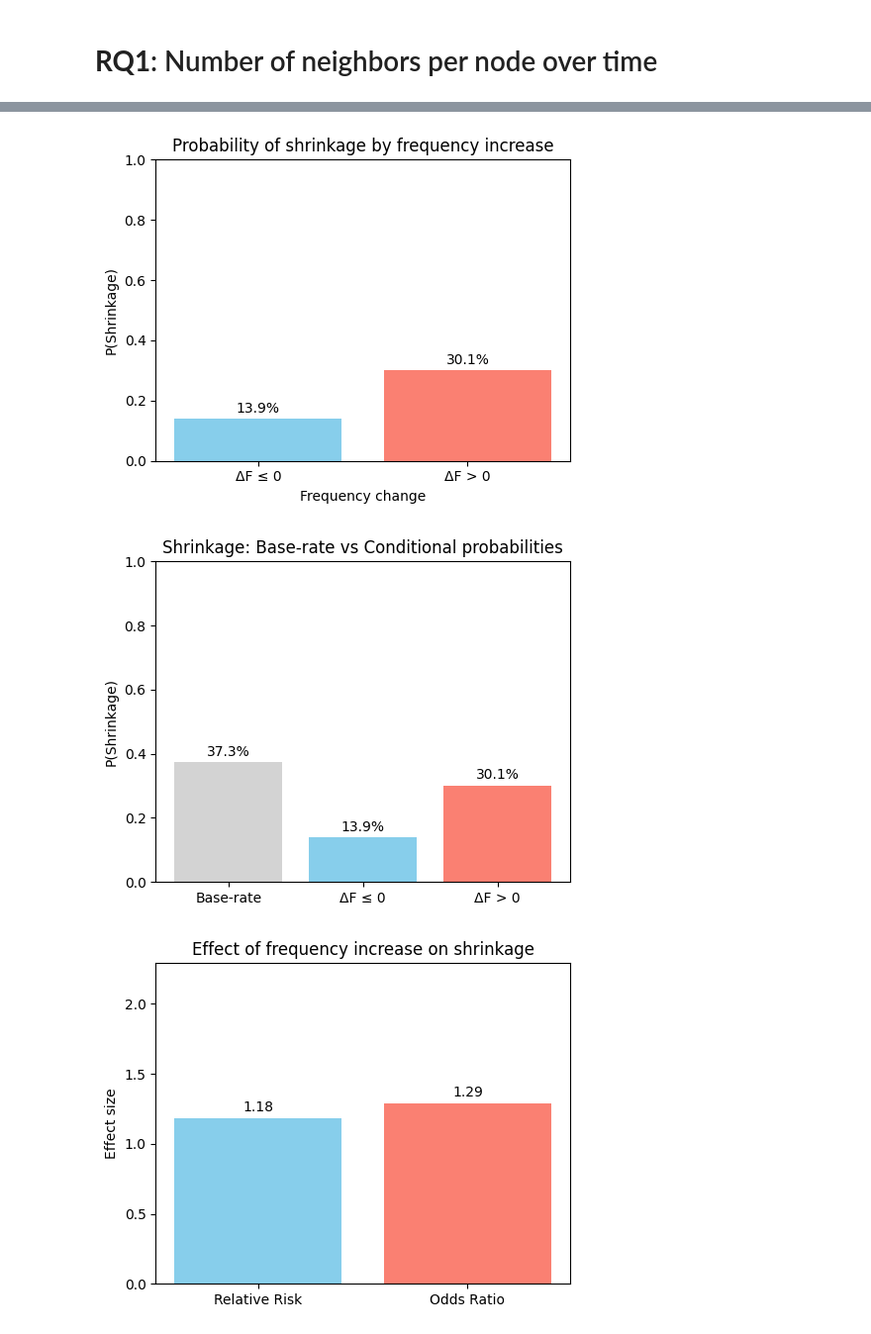
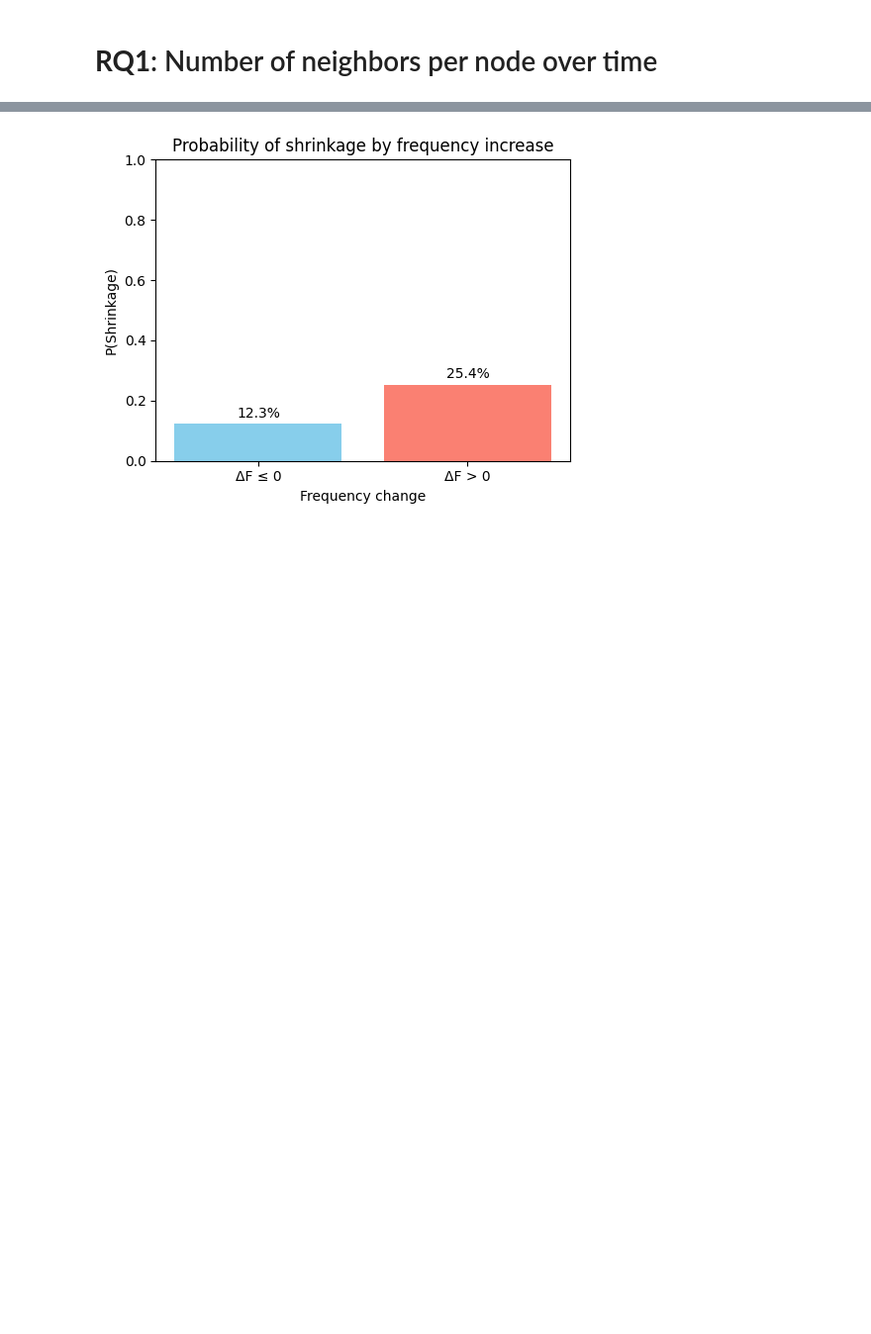
Before and after one commit to ChefBB/acn_project, a Jupyter notebook: dynet/RQ1.ipynb, the cells around one changed output, grey strips where cells are left out. Shown at 99% size. Drawn from its saved outputs; the diff is of its cells as text; code cells hidden in the pictures; blank space fills up the shorter version.

```diff
--- a/dynet/RQ1.ipynb
+++ b/dynet/RQ1.ipynb
@@ -88,7 +8,7 @@ import igraph as ig
 from pathlib import Path
 import time
 
-graph_dir = Path("igraph_graphs")
+graph_dir = Path("networks")
 output_dir = Path("degree_csv_igraph_snapshot")
 output_dir.mkdir(exist_ok=True)
 
@@ -96,7 +16,7 @@ percentile = 99
 
 print("[START] Estrazione degree dai grafi igraph")
 
-for snap in range(1, 11):
+for snap in range(1, 8):
     t0 = time.time()
 
     graph_file = graph_dir / f"graph_snap{snap}_p{percentile}.igp"
@@ -135,7 +75,7 @@ from pathlib import Path
 degree_dir = Path("degree_csv_igraph_snapshot")
 output_csv = Path("shrinkage_i.csv")
 
-snapshots = range(1, 11)
+snapshots = range(1, 8)
 
 # --- leggo tutti i degree ---
 all_degrees = {}  # all_degrees[snap][token] = degree
@@ -267,12 +245,6 @@ plt.show()
 # %%
-import numpy as np
-
-df["class"] = np.where(
-    df["S_aggregato"] > 0, "shrinkage",
-    np.where(df["S_aggregato"] < 0, "expansion")
-)
+df["class"] = "neutral"
+df.loc[df["S_aggregato"] > 0, "class"] = "shrinkage"
+df.loc[df["S_aggregato"] < 0, "class"] = "expansion"
 
 df["class"].value_counts(normalize=True) * 100
-
-# % token che perdono vicini
-# % che li guadagnano
@@ -317,7 +339,7 @@ import pandas as pd
 import scipy.stats as stats
 
 # --- calcolo ΔF_positive per ogni snapshot ---
-snapshots = range(1, 10)  # 1..9 perché confrontiamo snap t con t+1
+snapshots = range(1, 7)  # 1..6 perché confrontiamo snap t con t+1
 rows = []
 
 for snap in snapshots:
@@ -396,53 +418,25 @@ p-value: 0.0
 # %%
 # plots
 import matplotlib.pyplot as plt
 
 trend = pd.Series({
     "ΔF ≤ 0": p_shrink_given_no_increase,
     "ΔF > 0": p_shrink_given_increase
 })
 
 plt.figure(figsize=(5,4))
 bars = plt.bar(trend.index, trend.values, color=["skyblue", "salmon"])
 plt.ylim(0,1)
 plt.ylabel("P(Shrinkage)")
 plt.xlabel("Frequency change")
 plt.title("Probability of shrinkage by frequency increase")
 
 # etichette sopra le barre
 for bar, value in zip(bars, trend.values):
     plt.text(bar.get_x() + bar.get_width()/2, value + 0.02, f"{value*100:.1f}%", ha='center', fontsize=10)
 
 plt.tight_layout()
 plt.show()
-
-
-plt.figure(figsize=(5,4))
-plt.bar(["Base-rate", "ΔF ≤ 0", "ΔF > 0"], [p_shrink, p_shrink_given_no_increase, p_shrink_given_increase],
-        color=["lightgray", "skyblue", "salmon"])
-plt.ylim(0,1)
-plt.ylabel("P(Shrinkage)")
-plt.title("Shrinkage: Base-rate vs Conditional probabilities")
-
-# etichette
-for i, val in enumerate([p_shrink, p_shrink_given_no_increase, p_shrink_given_increase]):
-    plt.text(i, val + 0.02, f"{val*100:.1f}%", ha='center', fontsize=10)
-
-plt.tight_layout()
-plt.show()
-
-
-plt.figure(figsize=(5,4))
-plt.bar(["Relative Risk", "Odds Ratio"], [relative_risk, odds_ratio], color=["skyblue", "salmon"])
-plt.ylabel("Effect size")
-plt.title("Effect of frequency increase on shrinkage")
-plt.ylim(0, max(relative_risk, odds_ratio)+1)
-for i, val in enumerate([relative_risk, odds_ratio]):
-    plt.text(i, val + 0.05, f"{val:.2f}", ha='center', fontsize=10)
-plt.tight_layout()
-plt.show()
 # %% [output]
-[figure, old version]
+[figure, new version]
-[figure, removed]
-[figure, removed]
 # %% [markdown]
```
Also changed, not shown: parts of 37 cells of this notebook, 10 other files.
